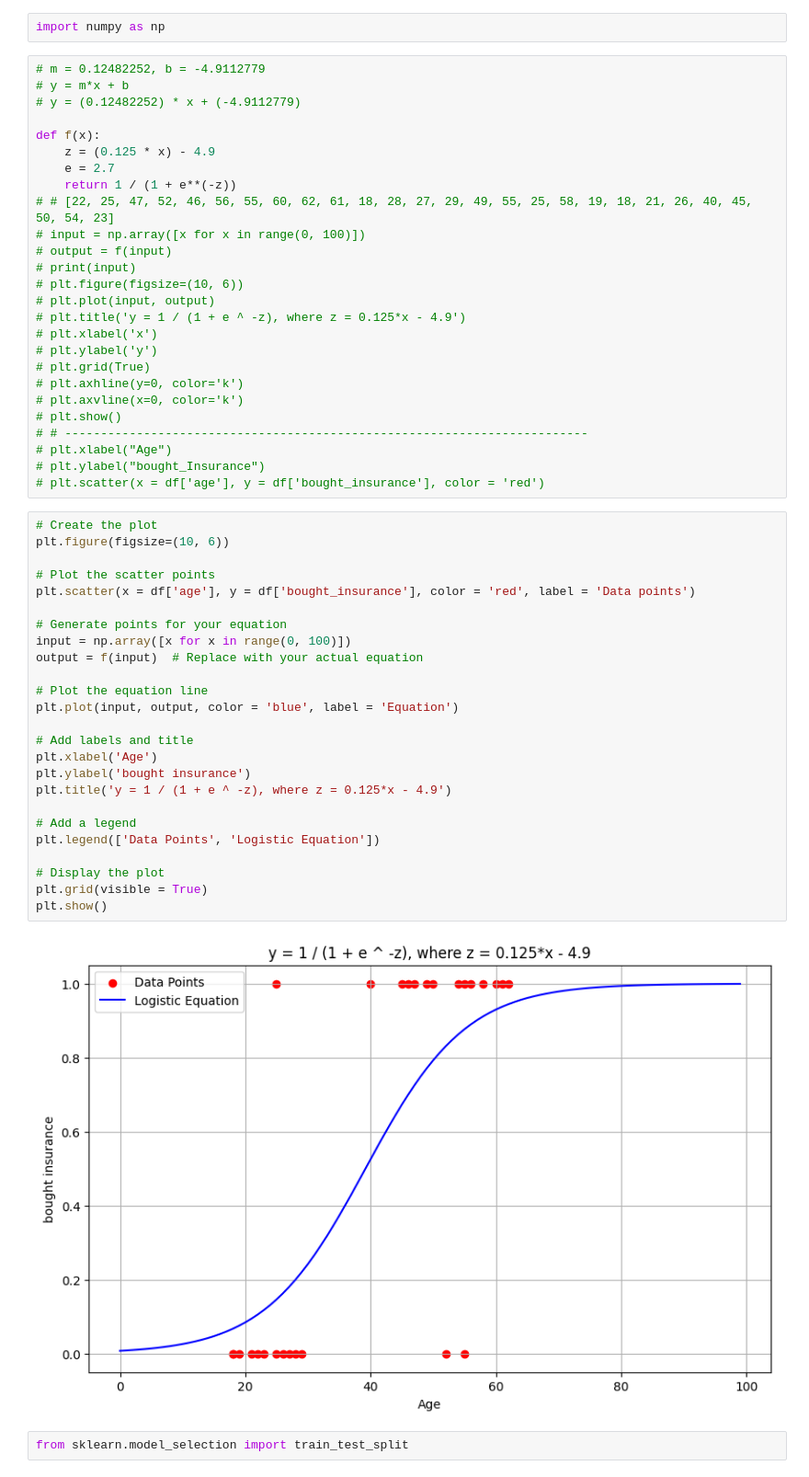
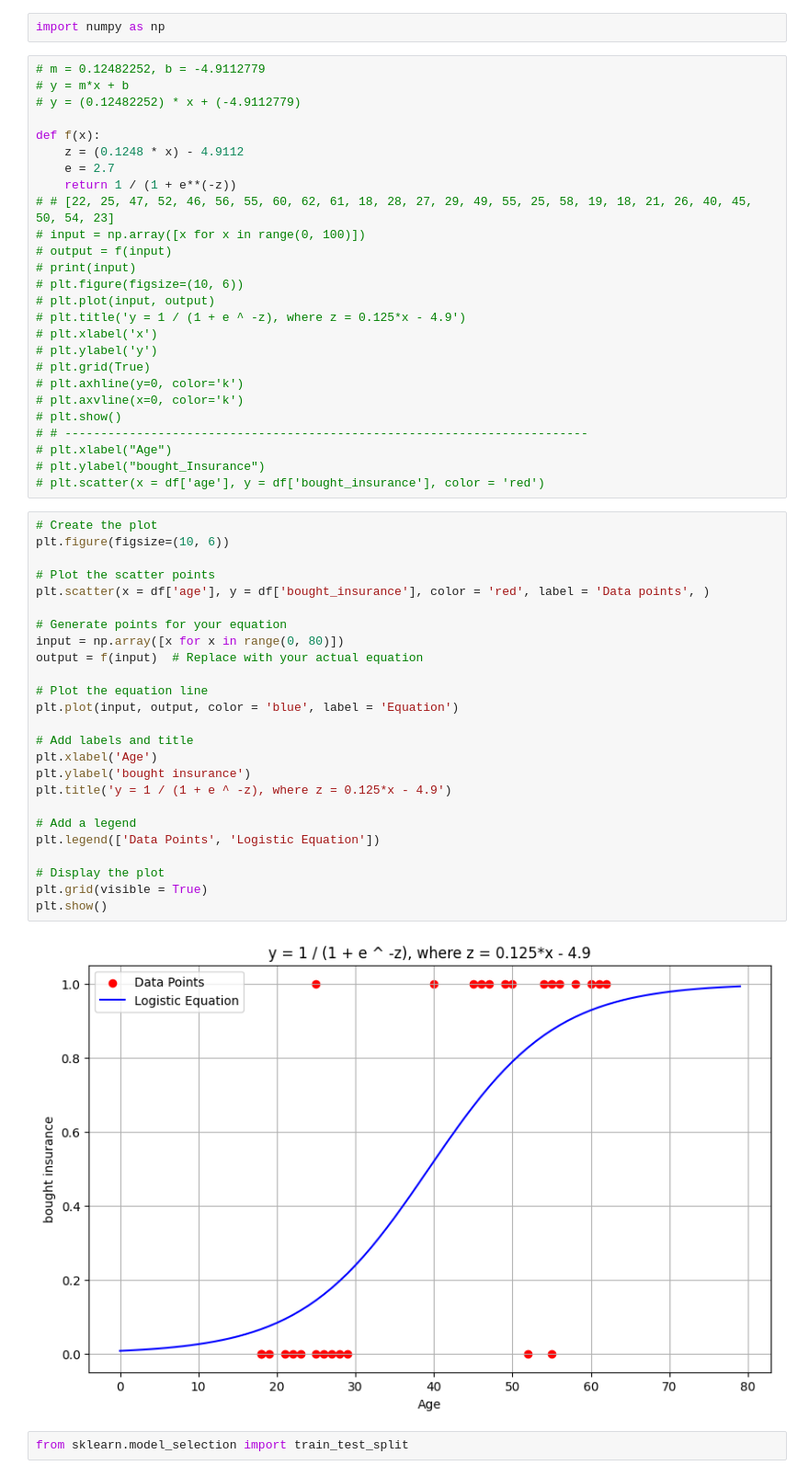
Before and after one commit to lucky-kumar-klh/AI-ML-Basics, a Jupyter notebook: Logistic Regression/Logistic_Reg.ipynb, the cells around one changed output. Shown at 92% size. Cells and saved outputs as stored; diff of their text form.

```diff
--- a/Logistic Regression/Logistic_Reg.ipynb
+++ b/Logistic Regression/Logistic_Reg.ipynb
@@ -12,7 +12,7 @@ import numpy as np
 # y = (0.12482252) * x + (-4.9112779)
 
 def f(x):
-    z = (0.125 * x) - 4.9
+    z = (0.1248 * x) - 4.9112
     e = 2.7
     return 1 / (1 + e**(-z))
 # # [22, 25, 47, 52, 46, 56, 55, 60, 62, 61, 18, 28, 27, 29, 49, 55, 25, 58, 19, 18, 21, 26, 40, 45, 50, 54, 23]
@@ -35,30 +35,30 @@ def f(x):
 # %%
 # Create the plot
 plt.figure(figsize=(10, 6))
 
 # Plot the scatter points
-plt.scatter(x = df['age'], y = df['bought_insurance'], color = 'red', label = 'Data points')
+plt.scatter(x = df['age'], y = df['bought_insurance'], color = 'red', label = 'Data points', )
 
 # Generate points for your equation
-input = np.array([x for x in range(0, 100)])
+input = np.array([x for x in range(0, 80)])
 output = f(input)  # Replace with your actual equation
 
 # Plot the equation line
 plt.plot(input, output, color = 'blue', label = 'Equation')
 
 # Add labels and title
 plt.xlabel('Age')
 plt.ylabel('bought insurance')
 plt.title('y = 1 / (1 + e ^ -z), where z = 0.125*x - 4.9')
 
 # Add a legend
 plt.legend(['Data Points', 'Logistic Equation'])
 
 # Display the plot
 plt.grid(visible = True)
 plt.show()
 # %% [output]
-[figure, old version]
+[figure, new version]
 # %%
 from sklearn.model_selection import train_test_split
 # %%
```
Also changed, not shown: parts of 1 cell of this notebook, 2 other files.
